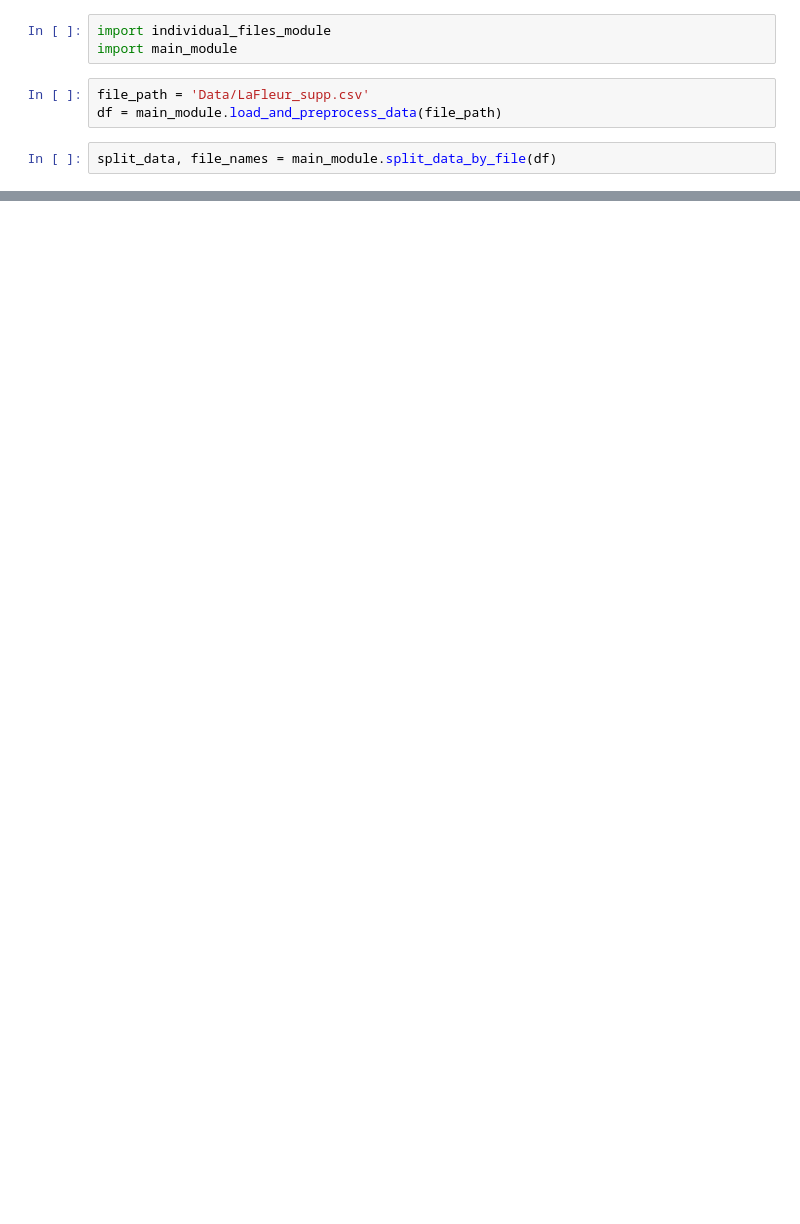
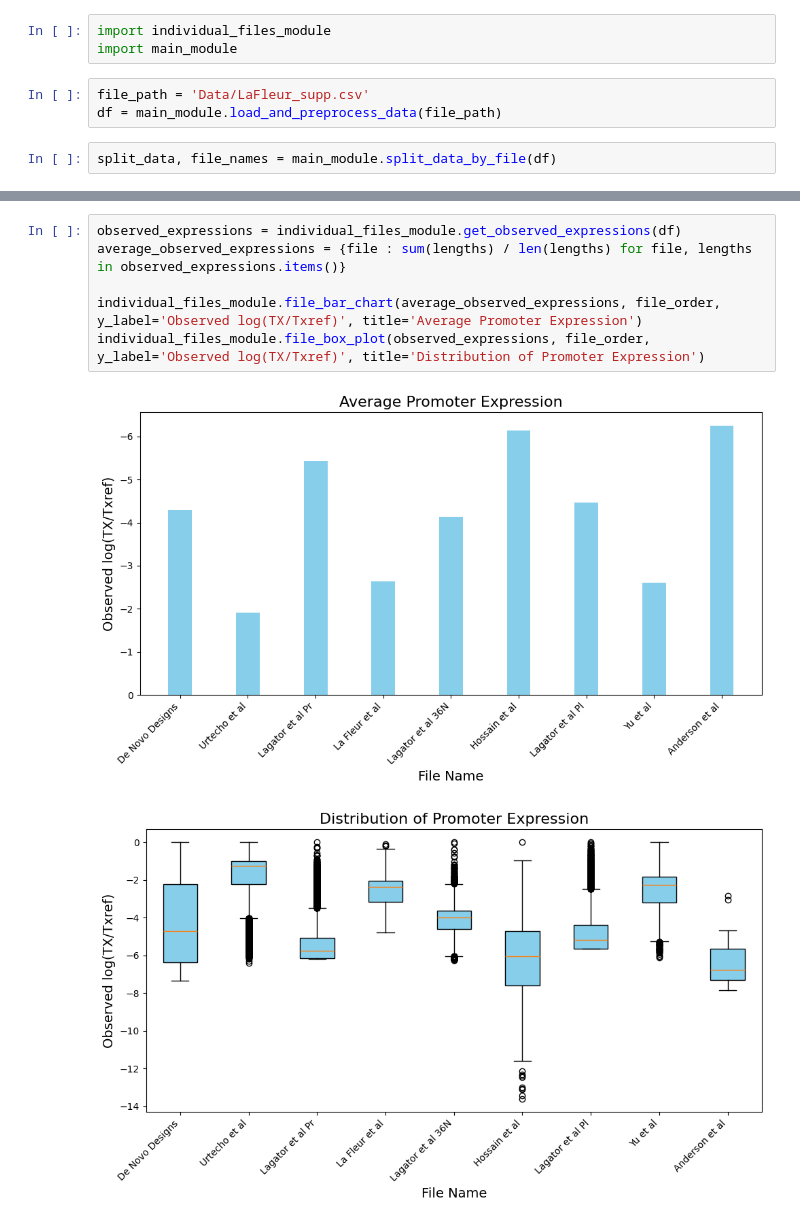
Before and after one commit to Rhys-sg/e.-coli-promoter-prediction, a Jupyter notebook: individual_files.ipynb, the cells around one changed output, grey strips where cells are left out. Saved outputs shown, nothing was run; the diff lists cells and outputs as text; blank space fills up the shorter version.

```diff
--- a/individual_files.ipynb
+++ b/individual_files.ipynb
@@ -18,0 +41,9 @@ individual_files_module.plot_repeat_evalute_each_file(file_names, all_results)
+# %%
+observed_expressions = individual_files_module.get_observed_expressions(df)
+average_observed_expressions = {file : sum(lengths) / len(lengths) for file, lengths in observed_expressions.items()}
+
+individual_files_module.file_bar_chart(average_observed_expressions, file_order, y_label='Observed log(TX/Txref)', title='Average Promoter Expression')
+individual_files_module.file_box_plot(observed_expressions, file_order, y_label='Observed log(TX/Txref)', title='Distribution of Promoter Expression')
+# %% [output]
+[figure, added]
+[figure, added]
```
Also changed, not shown: parts of 14 cells of this notebook, 2 other files.
